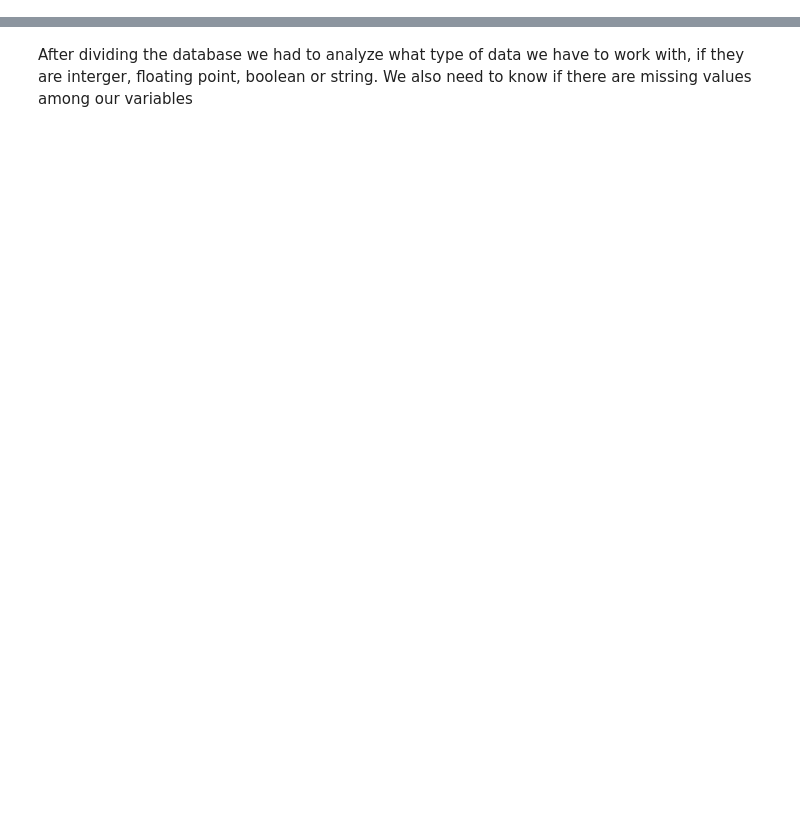
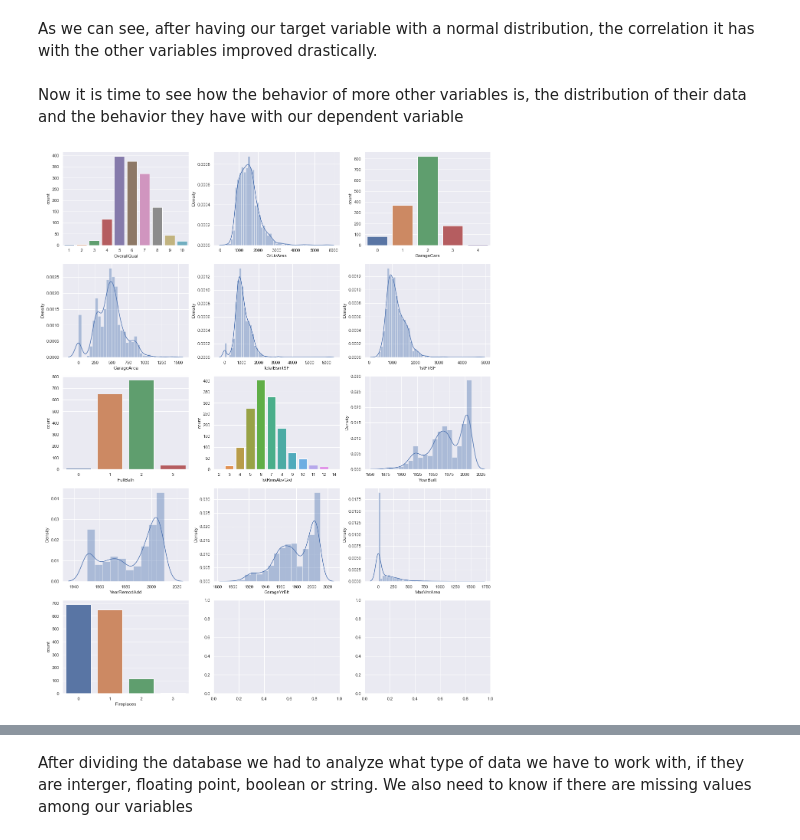
Before and after one commit to Gerardoj09/House_Pricing_Prediction, a Jupyter notebook: ETL.ipynb, the cells around one changed output, grey strips where cells are left out. Cells and saved outputs as stored; diff of their text form; code cells hidden in the pictures; blank space fills up the shorter version.

```diff
--- a/ETL.ipynb
+++ b/ETL.ipynb
@@ -17,0 +133,25 @@ When reviewing the database, it was decided to divide it into 4 dataframes to be
+# %% [markdown]
+
+As we can see, after having our target variable with a normal distribution, the correlation it has with the other variables improved drastically.
+# %% [markdown]
+
+Now it is time to see how the behavior of more other variables is, the distribution of their data and the behavior they have with our dependent variable
+# %%
+#plot the distribution of variables with most correlation
+fig, axes = plt.subplots(5,3, figsize = (20,26))
+
+sns.countplot(train['OverallQual'], ax = axes[0,0]);
+sns.distplot(train['GrLivArea'], kde = True, ax = axes[0,1]);
+sns.countplot(train['GarageCars'] , ax = axes[0,2]);
+sns.distplot(train['GarageArea'], kde = True, ax = axes[1,0]);
+sns.distplot(train['TotalBsmtSF'], kde = True, ax = axes[1,1]);
+sns.distplot(train['1stFlrSF'], kde= True, ax = axes[1,2]);
+sns.countplot(train['FullBath'], ax = axes[2,0]);
+sns.countplot(train['TotRmsAbvGrd'], ax = axes[2,1]);
+sns.distplot(train['YearBuilt'], kde = True, ax = axes[2,2]);
+sns.distplot(train['YearRemodAdd'],kde = True, ax = axes[3,0]);
+sns.distplot(train['GarageYrBlt'], kde = True , ax = axes[3,1]);
+sns.distplot(train['MasVnrArea'], kde = True, ax = axes[3,2]);
+sns.countplot(train['Fireplaces'], ax = axes[4,0]);
+# %% [output]
+[figure, added]
```
Also changed, not shown: parts of 70 cells of this notebook, 1 other file.
